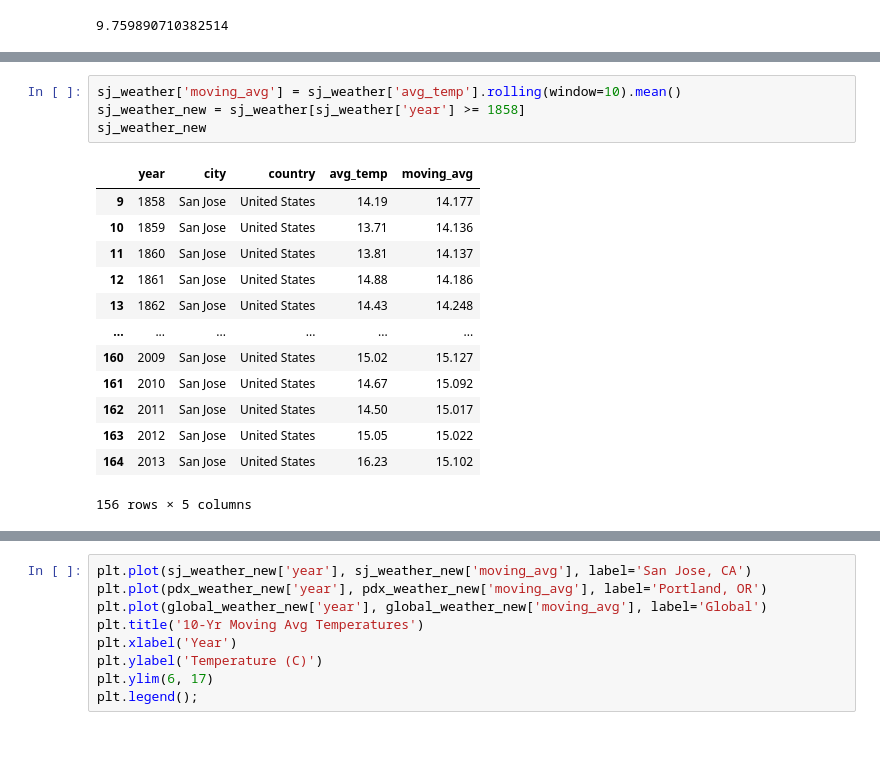
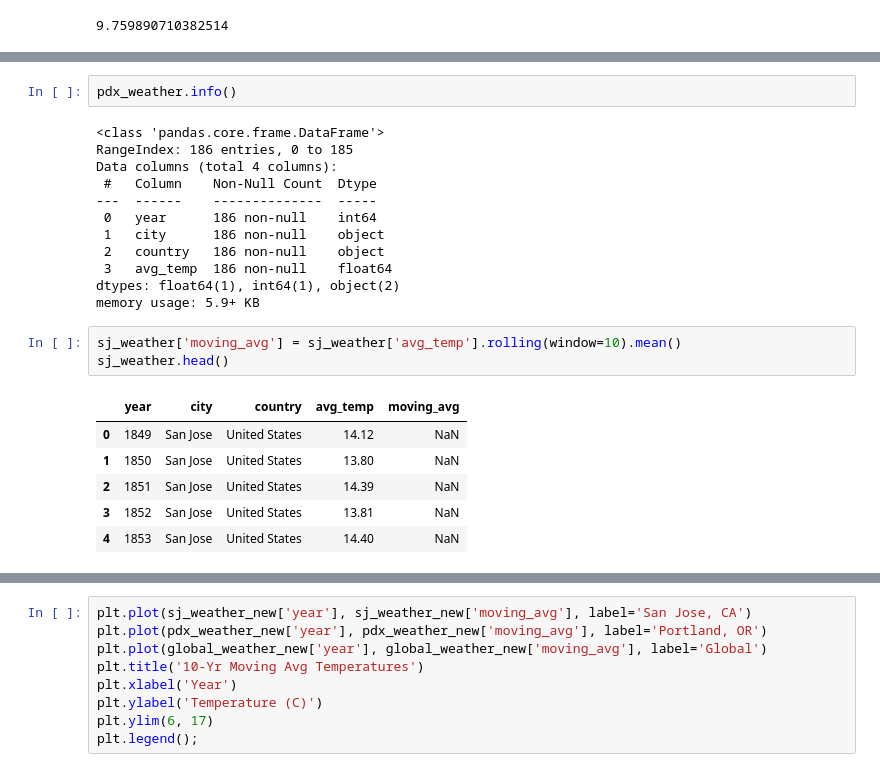
Before and after one commit to evanchen13/explore-weather-trends, a Jupyter notebook: weather-trends.ipynb, the cells around one changed output, grey strips where cells are left out. Cells and saved outputs as stored; diff of their text form; blank space fills up the shorter version.

Commit message:
refactor: Add data wrangling code

```diff
--- a/weather-trends.ipynb
+++ b/weather-trends.ipynb
@@ -83,18 +182,24 @@ global_weather.head()
+# %%
+pdx_weather.info()
+# %% [output]
+<class 'pandas.core.frame.DataFrame'>
+RangeIndex: 186 entries, 0 to 185
+Data columns (total 4 columns):
+ #   Column    Non-Null Count  Dtype
+---  ------    --------------  -----
+ 0   year      186 non-null    int64
+ 1   city      186 non-null    object
+ 2   country   186 non-null    object
+ 3   avg_temp  186 non-null    float64
+dtypes: float64(1), int64(1), object(2)
+memory usage: 5.9+ KB
 # %%
 sj_weather['moving_avg'] = sj_weather['avg_temp'].rolling(window=10).mean()
-sj_weather_new = sj_weather[sj_weather['year'] >= 1858]
-sj_weather_new
+sj_weather.head()
 # %% [output]
 |  | year | city | country | avg_temp | moving_avg |
-| 9 | 1858 | San Jose | United States | 14.19 | 14.177 |
-| 10 | 1859 | San Jose | United States | 13.71 | 14.136 |
-| 11 | 1860 | San Jose | United States | 13.81 | 14.137 |
-| 12 | 1861 | San Jose | United States | 14.88 | 14.186 |
-| 13 | 1862 | San Jose | United States | 14.43 | 14.248 |
-| ... | ... | ... | ... | ... | ... |
-| 160 | 2009 | San Jose | United States | 15.02 | 15.127 |
-| 161 | 2010 | San Jose | United States | 14.67 | 15.092 |
-| 162 | 2011 | San Jose | United States | 14.50 | 15.017 |
-| 163 | 2012 | San Jose | United States | 15.05 | 15.022 |
-| 164 | 2013 | San Jose | United States | 16.23 | 15.102 |
+| 0 | 1849 | San Jose | United States | 14.12 | NaN |
+| 1 | 1850 | San Jose | United States | 13.80 | NaN |
+| 2 | 1851 | San Jose | United States | 14.39 | NaN |
+| 3 | 1852 | San Jose | United States | 13.81 | NaN |
+| 4 | 1853 | San Jose | United States | 14.40 | NaN |
-156 rows × 5 columns
```
Also changed, not shown: parts of 21 cells of this notebook.
